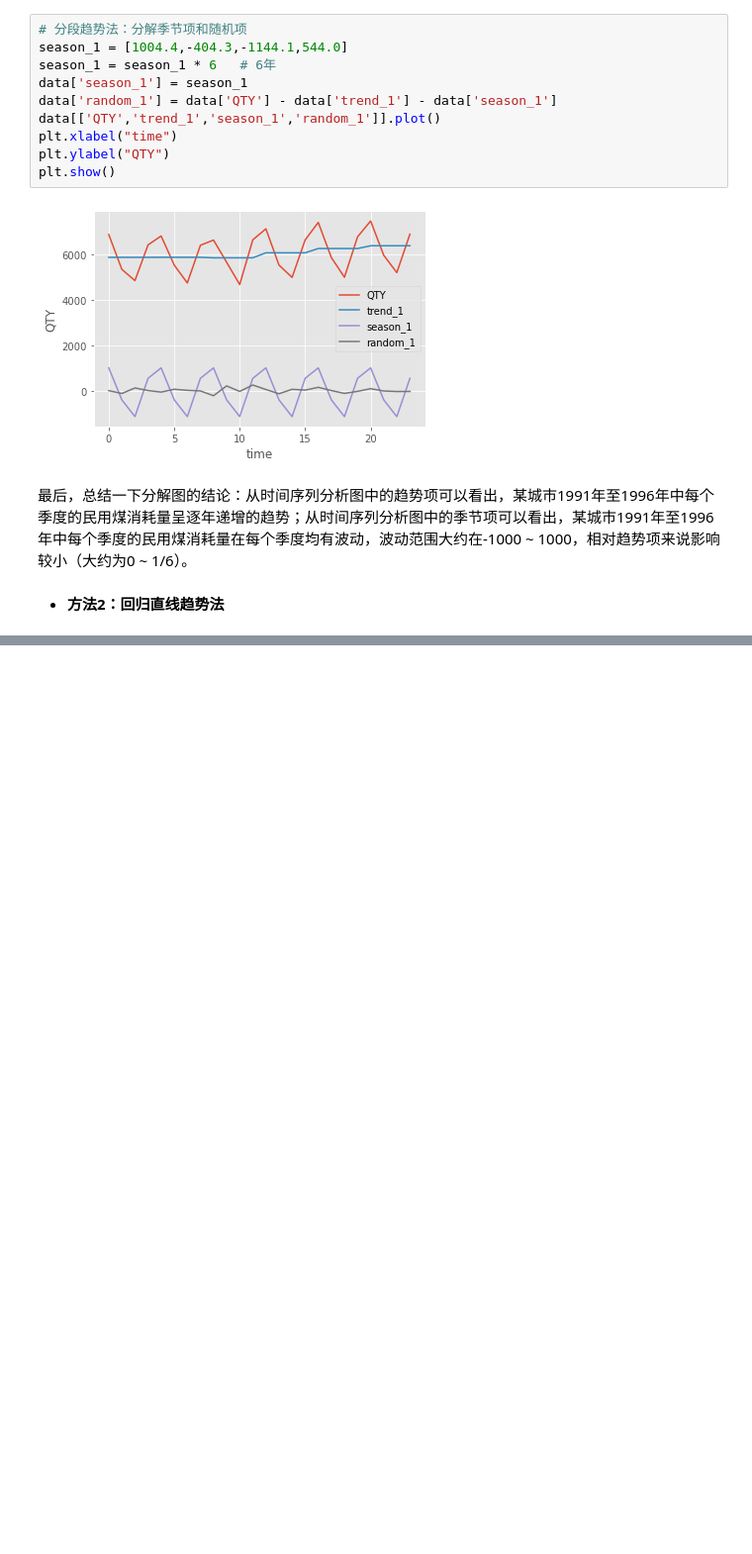
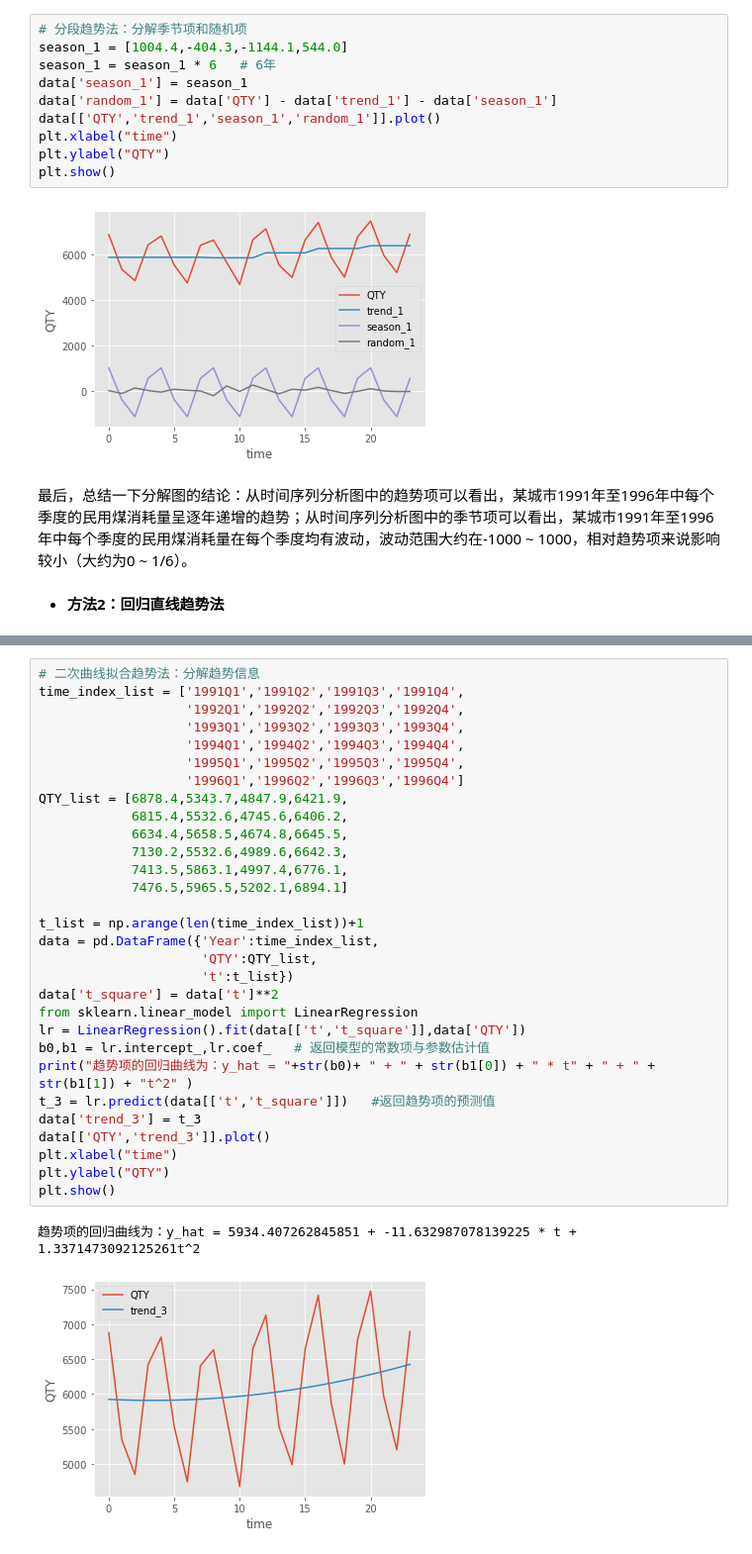
Before and after one commit to Leolee11111/TimeSeries, a Jupyter notebook: 第一节：时间序列分析概述.ipynb, the cells around one changed output, grey strips where cells are left out. Shown at 99% size. Saved outputs shown, nothing was run; the diff lists cells and outputs as text; blank space fills up the shorter version.

```diff
--- a/第一节：时间序列分析概述.ipynb
+++ b/第一节：时间序列分析概述.ipynb
@@ -171,0 +235,33 @@ plt.show()
+# %%
+# 二次曲线拟合趋势法：分解趋势信息
+time_index_list = ['1991Q1','1991Q2','1991Q3','1991Q4',
+                   '1992Q1','1992Q2','1992Q3','1992Q4',
+                   '1993Q1','1993Q2','1993Q3','1993Q4',
+                   '1994Q1','1994Q2','1994Q3','1994Q4',
+                   '1995Q1','1995Q2','1995Q3','1995Q4',
+                   '1996Q1','1996Q2','1996Q3','1996Q4']
+QTY_list = [6878.4,5343.7,4847.9,6421.9,
+            6815.4,5532.6,4745.6,6406.2,
+            6634.4,5658.5,4674.8,6645.5,
+            7130.2,5532.6,4989.6,6642.3,
+            7413.5,5863.1,4997.4,6776.1,
+            7476.5,5965.5,5202.1,6894.1]
+
+t_list = np.arange(len(time_index_list))+1
+data = pd.DataFrame({'Year':time_index_list,
+                     'QTY':QTY_list,
+                     't':t_list})
+data['t_square'] = data['t']**2
+from sklearn.linear_model import LinearRegression
+lr = LinearRegression().fit(data[['t','t_square']],data['QTY'])
+b0,b1 = lr.intercept_,lr.coef_   # 返回模型的常数项与参数估计值
+print("趋势项的回归曲线为：y_hat = "+str(b0)+ " + " + str(b1[0]) + " * t" + " + " + str(b1[1]) + "t^2" )
+t_3 = lr.predict(data[['t','t_square']])   #返回趋势项的预测值
+data['trend_3'] = t_3
+data[['QTY','trend_3']].plot()
+plt.xlabel("time")
+plt.ylabel("QTY")
+plt.show()
+# %% [output]
+趋势项的回归曲线为：y_hat = 5934.407262845851 + -11.632987078139225 * t + 1.3371473092125261t^2
+[figure, added]
```
Also changed, not shown: parts of 6 cells of this notebook.
